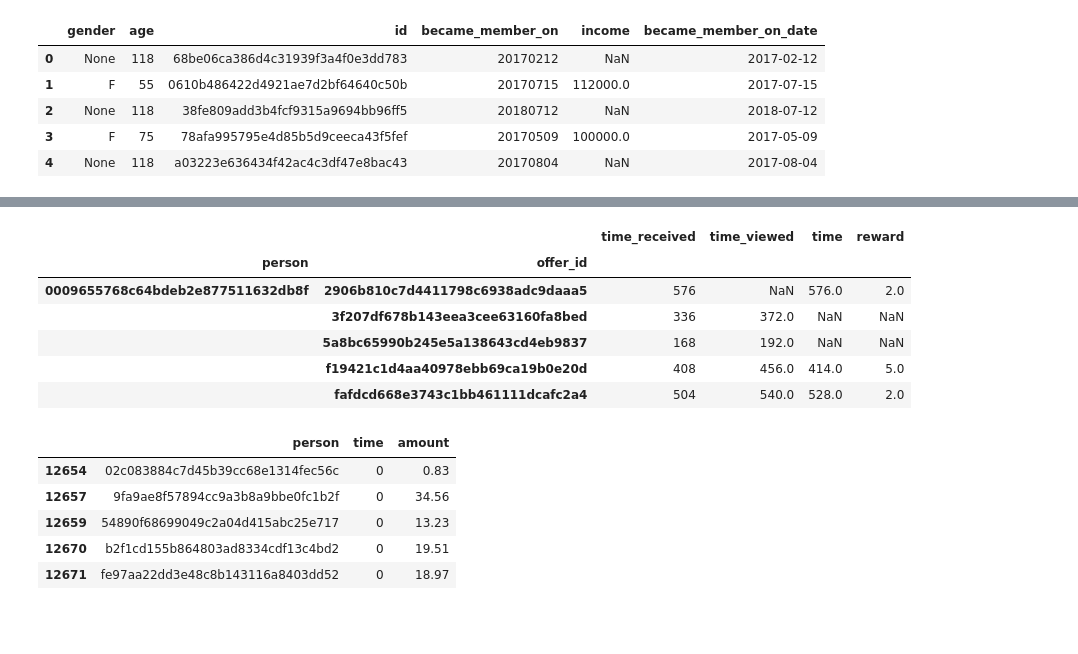
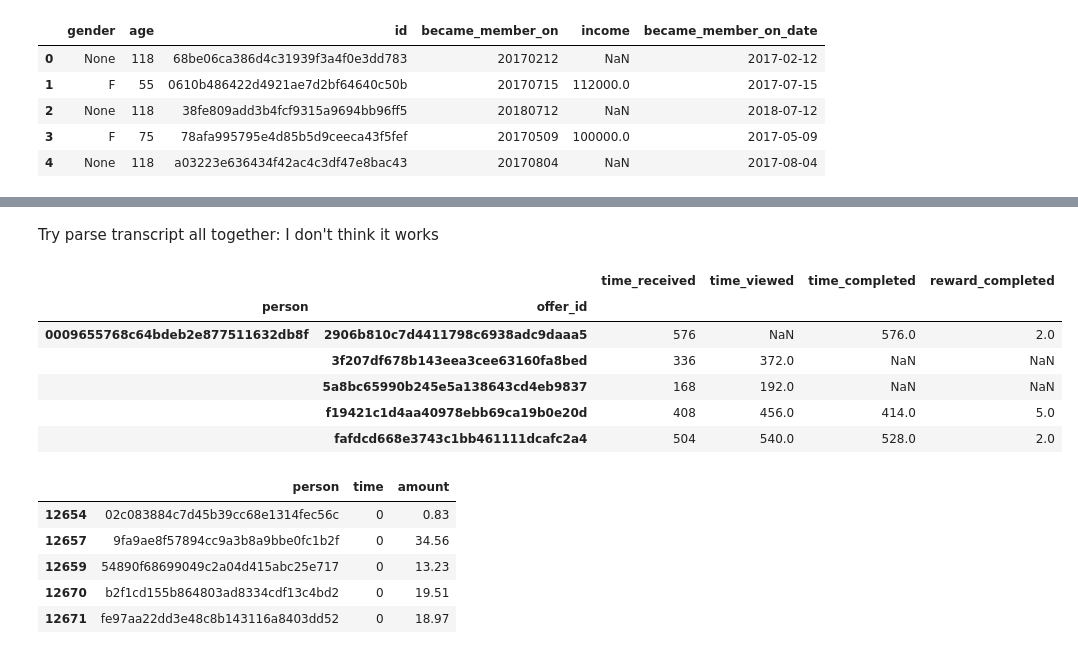
Before and after one commit to Sawy89/dsnd_starbucks_capstone, a Jupyter notebook: Starbucks_Capstone_notebook.ipynb, the cells around one changed output, grey strips where cells are left out. Drawn from its saved outputs; the diff is of its cells as text; code cells hidden in the pictures; blank space fills up the shorter version.

```diff
--- a/Starbucks_Capstone_notebook.ipynb
+++ b/Starbucks_Capstone_notebook.ipynb
@@ -229,16 +232,19 @@ transcript.head()
 | 2 | e2127556f4f64592b11af22de27a7932 | offer received | {'offer id': '2906b810c7d4411798c... | 0 | NaN | 2906b810c7d4411798c6938adc9daaa5 | NaN |
 | 3 | 8ec6ce2a7e7949b1bf142def7d0e0586 | offer received | {'offer id': 'fafdcd668e3743c1bb4... | 0 | NaN | fafdcd668e3743c1bb461111dcafc2a4 | NaN |
 | 4 | 68617ca6246f4fbc85e91a2a49552598 | offer received | {'offer id': '4d5c57ea9a6940dd891... | 0 | NaN | 4d5c57ea9a6940dd891ad53e9dbe8da0 | NaN |
+# %% [markdown]
+Try parse transcript all together: I don't think it works
 # %%
 # Put on 1 line offers
 offer = transcript.loc[transcript.event == 'offer received',['person','time','offer_id']].set_index(['person','offer_id'])
 offer = offer.join(transcript.loc[transcript.event == 'offer viewed',['person','time','offer_id']].
                    set_index(['person','offer_id']), how='left', lsuffix='_received', rsuffix='_viewed')
 offer = offer.join(transcript.loc[transcript.event == 'offer completed',['person','time','offer_id','reward']].
-                   set_index(['person','offer_id']), how='left', rsuffix='_completed')
+                   set_index(['person','offer_id']), how='left')
+offer = offer.rename(columns={'time': 'time_completed', 'reward': 'reward_completed'})
 offer.head()
 # %% [output]
-|  |  | time_received | time_viewed | time | reward |
+|  |  | time_received | time_viewed | time_completed | reward_completed |
 | person | offer_id |  |  |  |  |
 | 0009655768c64bdeb2e877511632db8f | 2906b810c7d4411798c6938adc9daaa5 | 576 | NaN | 576.0 | 2.0 |
 |  | 3f207df678b143eea3cee63160fa8bed | 336 | 372.0 | NaN | NaN |
```
Also changed, not shown: parts of 15 cells of this notebook.
